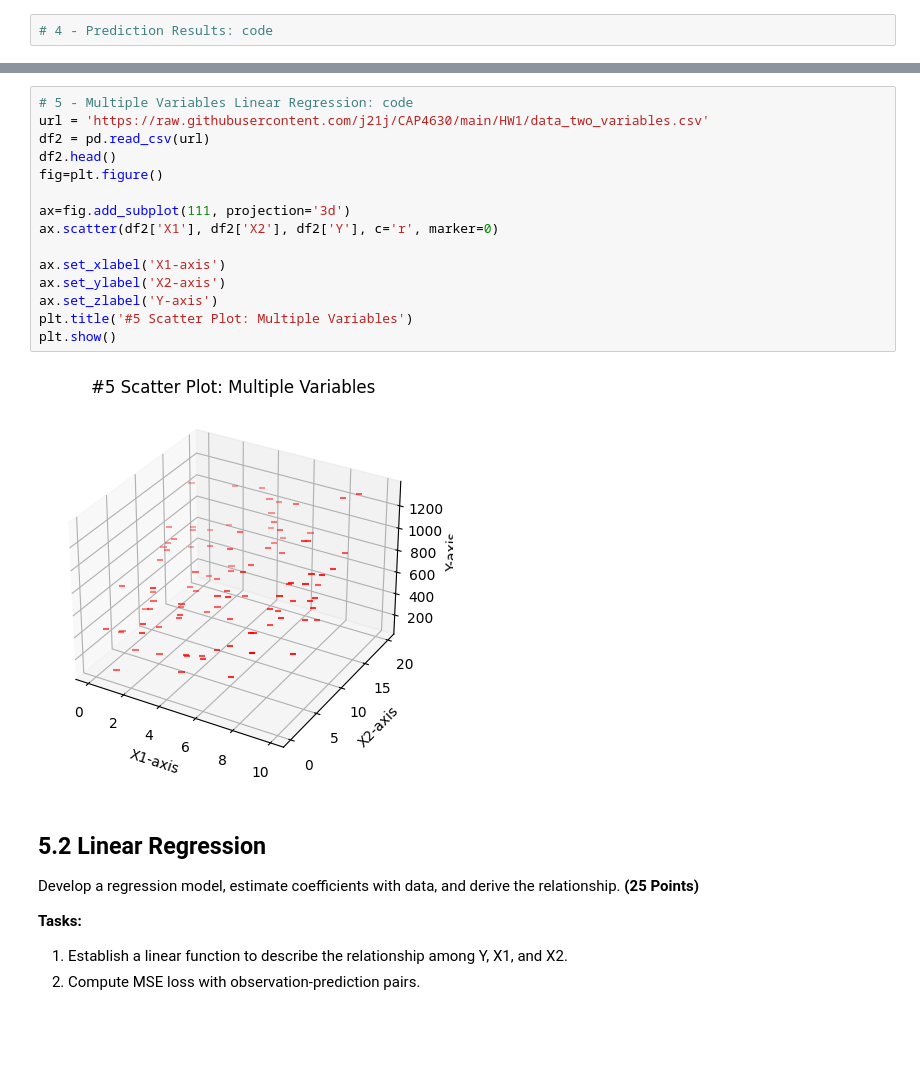
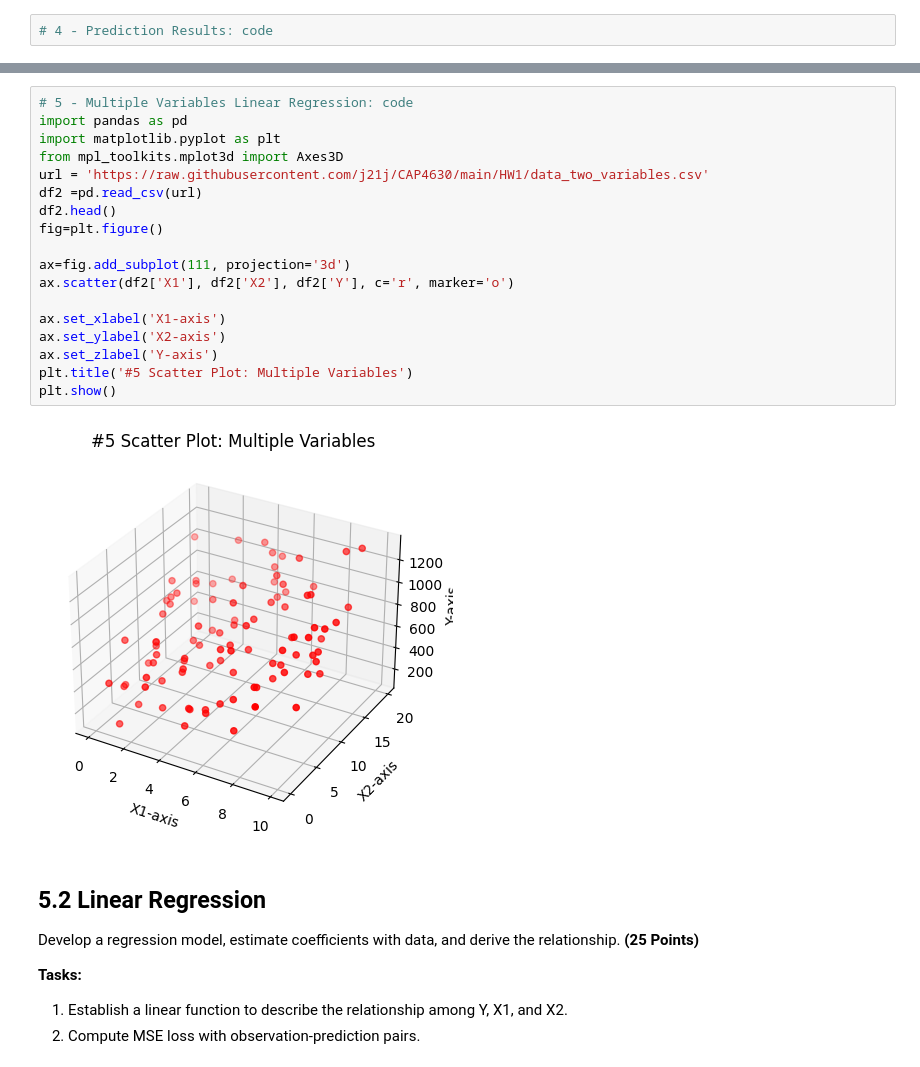
Before and after one commit to j21j/CAP4630, a Jupyter notebook: HW1/CAP4630_HW1.ipynb, the cells around one changed output, grey strips where cells are left out. Drawn from its saved outputs; the diff is of its cells as text; blank space fills up the shorter version.

```diff
--- a/HW1/CAP4630_HW1.ipynb
+++ b/HW1/CAP4630_HW1.ipynb
@@ -103,21 +123,24 @@ Prepare the data for regression task. **(10 Points)**
 ![](https://drive.google.com/uc?export=view&id=1OwHP0g-K2um-LnKiDhE6UfkDFxk4Opce)
 # %%
 # 5 - Multiple Variables Linear Regression: code
+import pandas as pd
+import matplotlib.pyplot as plt
+from mpl_toolkits.mplot3d import Axes3D
 url = 'https://raw.githubusercontent.com/j21j/CAP4630/main/HW1/data_two_variables.csv'
-df2 = pd.read_csv(url)
+df2 =pd.read_csv(url)
 df2.head()
 fig=plt.figure()
 
 ax=fig.add_subplot(111, projection='3d')
-ax.scatter(df2['X1'], df2['X2'], df2['Y'], c='r', marker=0)
+ax.scatter(df2['X1'], df2['X2'], df2['Y'], c='r', marker='o')
 
 ax.set_xlabel('X1-axis')
 ax.set_ylabel('X2-axis')
 ax.set_zlabel('Y-axis')
 plt.title('#5 Scatter Plot: Multiple Variables')
 plt.show()
 # %% [output]
-[figure, old version]
+[figure, new version]
 # %% [markdown]
 ## 5.2 Linear Regression
 
```
Also changed, not shown: parts of 2 cells of this notebook.
